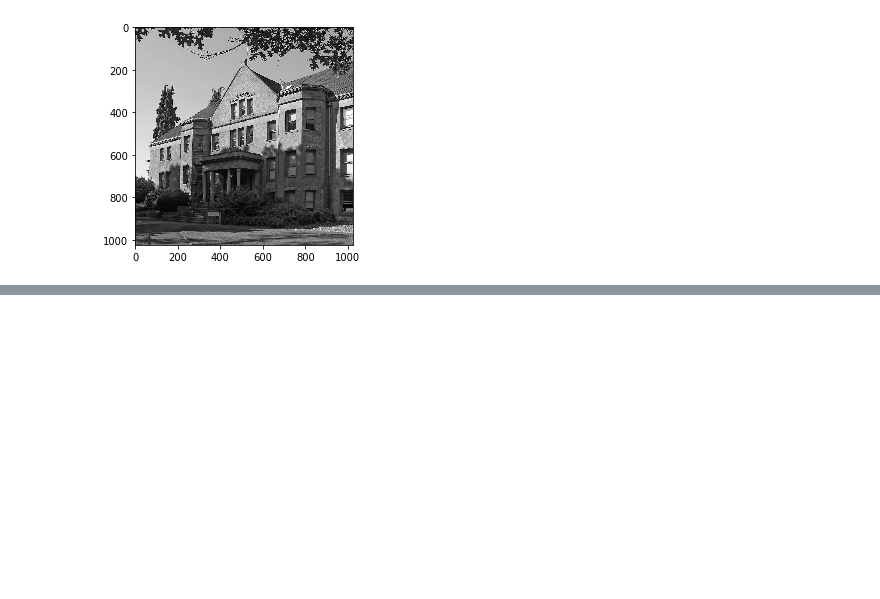
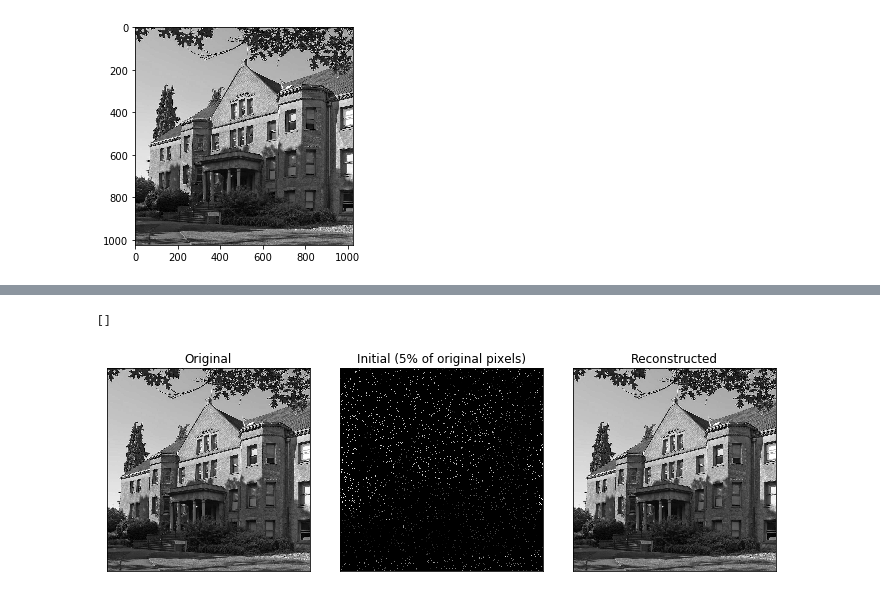
Before and after one commit to aksholokhov/uw-amath563-sp19, a Jupyter notebook: final/amath563_phase_retrival.ipynb, the cells around one changed output, grey strips where cells are left out. Saved outputs shown, nothing was run; the diff lists cells and outputs as text; code cells hidden in the pictures; blank space fills up the shorter version.

```diff
--- a/final/amath563_phase_retrival.ipynb
+++ b/final/amath563_phase_retrival.ipynb
@@ -152,0 +151,21 @@ legend()
+# %%
+fig = figure(figsize=(12,4))
+grid = plt.GridSpec(1, 3, wspace=0.15, hspace=0.15)
+orig = fig.add_subplot(grid[0, 0])
+orig.imshow(lewis.reshape((m,n)))
+orig.set_title("Original")
+orig.set_xticks([])
+orig.set_yticks([])
+corrupted = fig.add_subplot(grid[0, 1])
+corrupted.imshow(corrupted_lewis.reshape((m,n)))
+corrupted.set_title("Initial (5% of original pixels)")
+corrupted.set_xticks([])
+corrupted.set_yticks([])
+reconstructed = fig.add_subplot(grid[0, 2])
+reconstructed.imshow(x_pred)
+reconstructed.set_title("Reconstructed")
+reconstructed.set_xticks([])
+reconstructed.set_yticks([])
+# %% [output]
+[]
+[figure, added]
```
Also changed, not shown: parts of 15 cells of this notebook, 2 other files.
